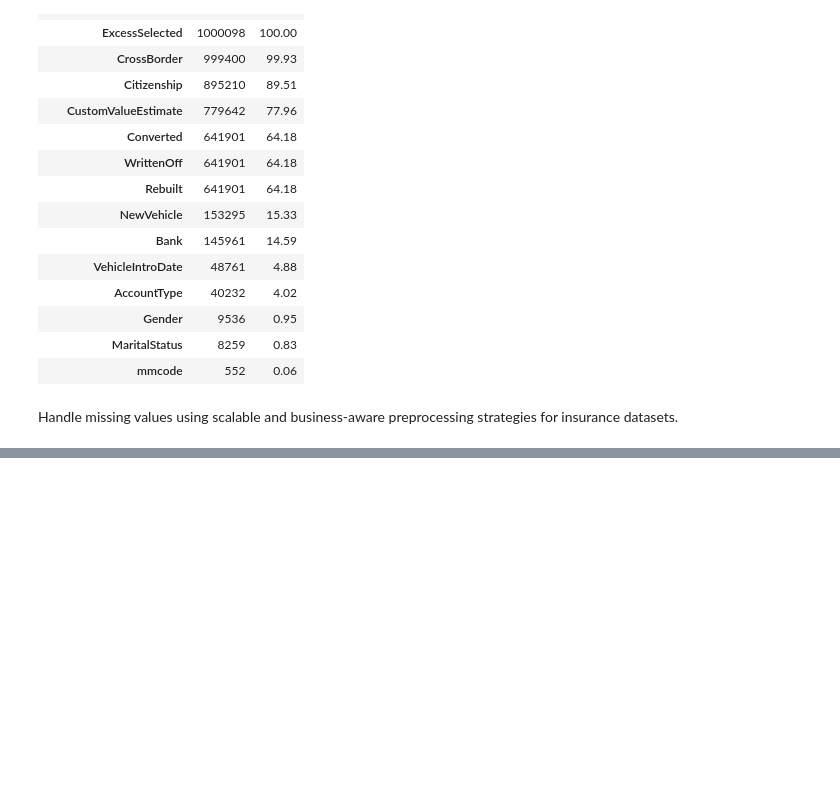
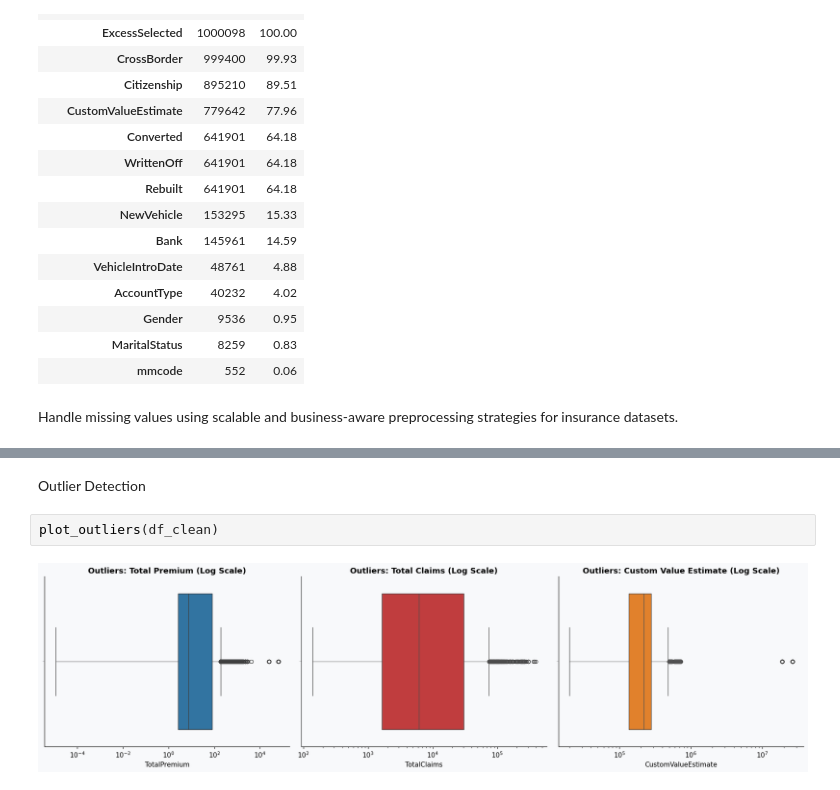
Before and after one commit to hermiMAB/insurance-risk-analytics, a Jupyter notebook: notebooks/01_eda.ipynb, the cells around one changed output, grey strips where cells are left out. Drawn from its saved outputs; the diff is of its cells as text; blank space fills up the shorter version.

```diff
--- a/notebooks/01_eda.ipynb
+++ b/notebooks/01_eda.ipynb
@@ -115,0 +140,6 @@ Missing value handling completed.
+# %% [markdown]
+Outlier Detection
+# %%
+plot_outliers(df_clean)
+# %% [output]
+[figure, added]
```
Also changed, not shown: parts of 12 cells of this notebook, 3 other files.
